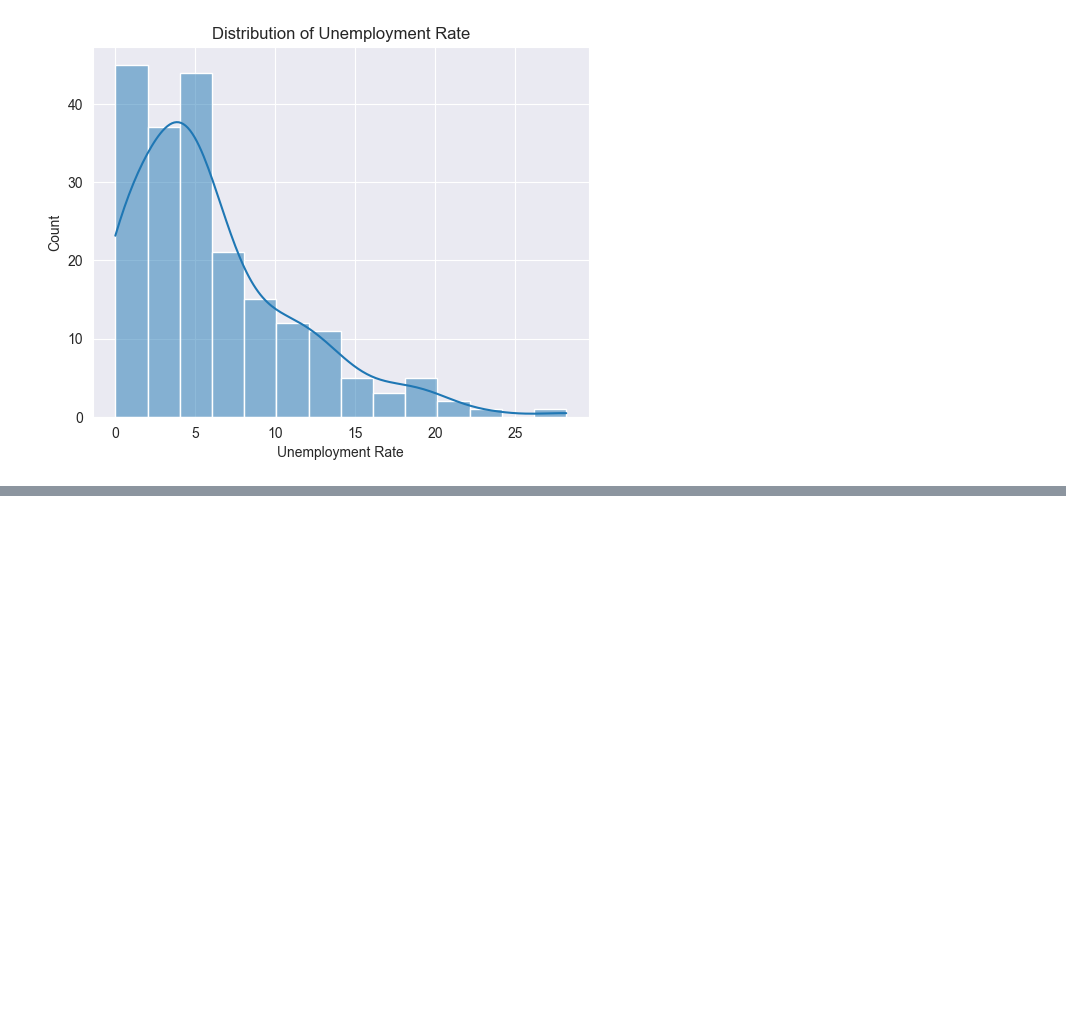
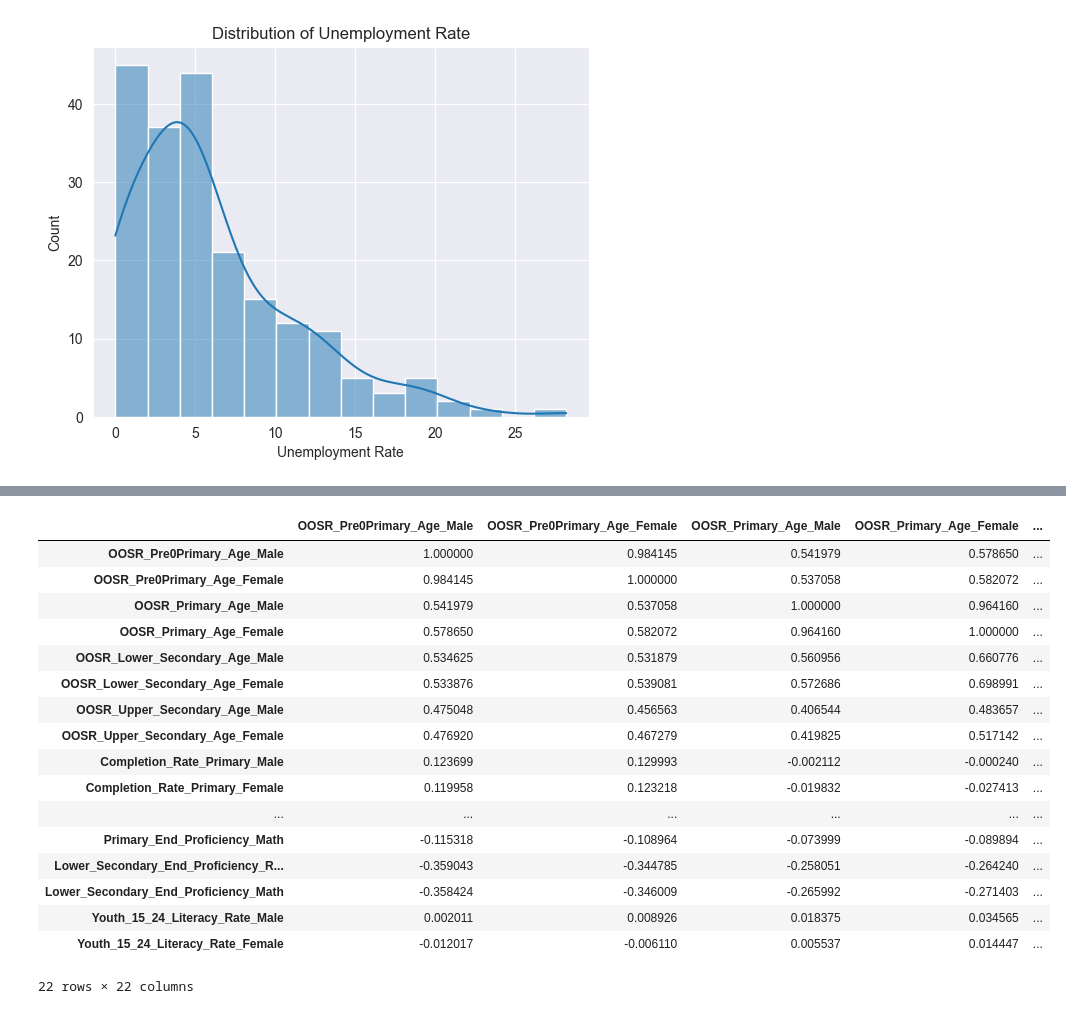
Before and after one commit to Kowallskiy/world_education, a Jupyter notebook: analysis.ipynb, the cells around one changed output, grey strips where cells are left out. Cells and saved outputs as stored; diff of their text form; code cells hidden in the pictures; blank space fills up the shorter version.

```diff
--- a/analysis.ipynb
+++ b/analysis.ipynb
@@ -157,0 +187,21 @@ plt.show()
+# %%
+dataset.select_dtypes('int64').corr()
+# %% [output]
+|  | OOSR_Pre0Primary_Age_Male | OOSR_Pre0Primary_Age_Female | OOSR_Primary_Age_Male | OOSR_Primary_Age_Female | ... |
+| OOSR_Pre0Primary_Age_Male | 1.000000 | 0.984145 | 0.541979 | 0.578650 | ... |
+| OOSR_Pre0Primary_Age_Female | 0.984145 | 1.000000 | 0.537058 | 0.582072 | ... |
+| OOSR_Primary_Age_Male | 0.541979 | 0.537058 | 1.000000 | 0.964160 | ... |
+| OOSR_Primary_Age_Female | 0.578650 | 0.582072 | 0.964160 | 1.000000 | ... |
+| OOSR_Lower_Secondary_Age_Male | 0.534625 | 0.531879 | 0.560956 | 0.660776 | ... |
+| OOSR_Lower_Secondary_Age_Female | 0.533876 | 0.539081 | 0.572686 | 0.698991 | ... |
+| OOSR_Upper_Secondary_Age_Male | 0.475048 | 0.456563 | 0.406544 | 0.483657 | ... |
+| OOSR_Upper_Secondary_Age_Female | 0.476920 | 0.467279 | 0.419825 | 0.517142 | ... |
+| Completion_Rate_Primary_Male | 0.123699 | 0.129993 | -0.002112 | -0.000240 | ... |
+| Completion_Rate_Primary_Female | 0.119958 | 0.123218 | -0.019832 | -0.027413 | ... |
+| ... | ... | ... | ... | ... | ... |
+| Primary_End_Proficiency_Math | -0.115318 | -0.108964 | -0.073999 | -0.089894 | ... |
+| Lower_Secondary_End_Proficiency_R... | -0.359043 | -0.344785 | -0.258051 | -0.264240 | ... |
+| Lower_Secondary_End_Proficiency_Math | -0.358424 | -0.346009 | -0.265992 | -0.271403 | ... |
+| Youth_15_24_Literacy_Rate_Male | 0.002011 | 0.008926 | 0.018375 | 0.034565 | ... |
+| Youth_15_24_Literacy_Rate_Female | -0.012017 | -0.006110 | 0.005537 | 0.014447 | ... |
+22 rows × 22 columns
```
Also changed, not shown: parts of 4 cells of this notebook.
